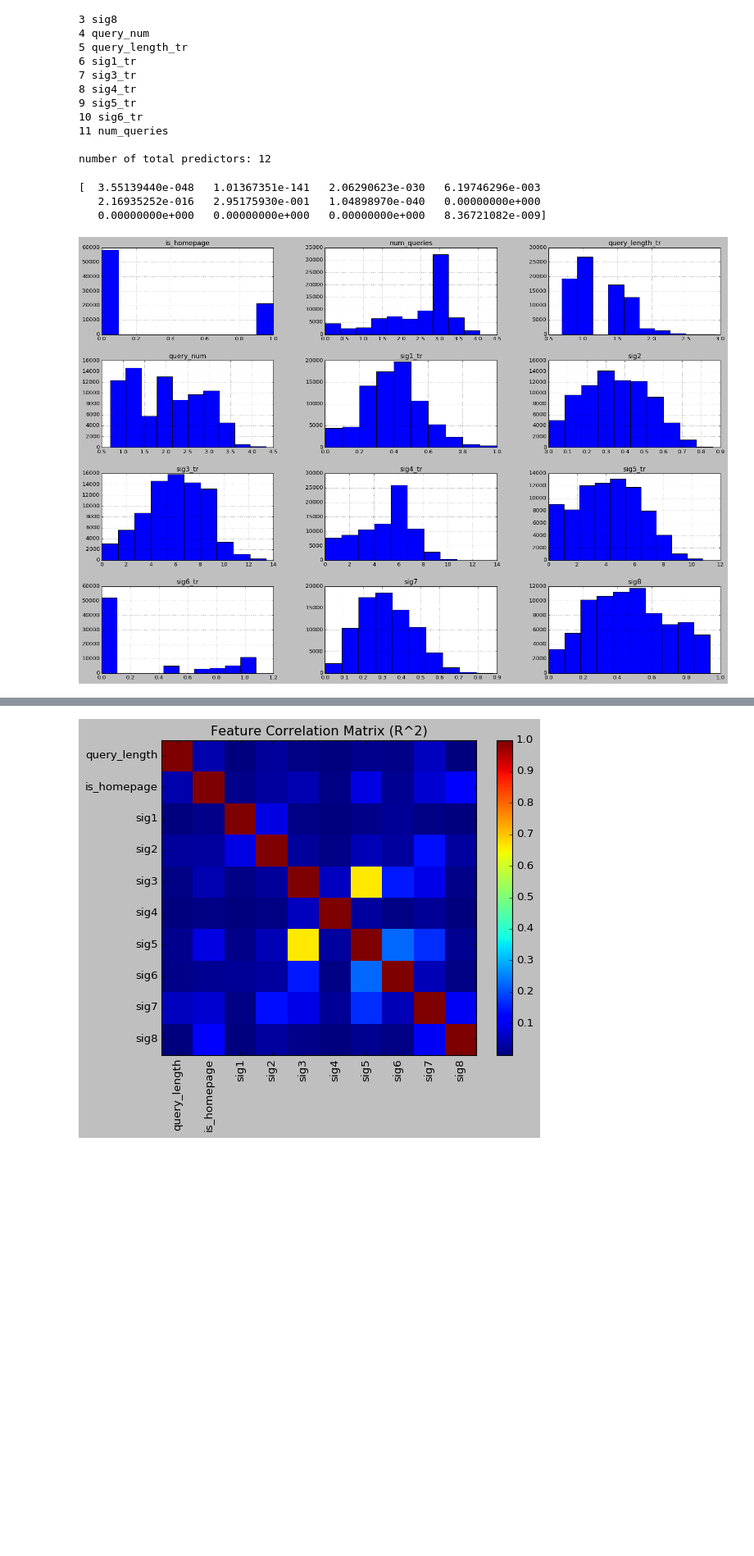
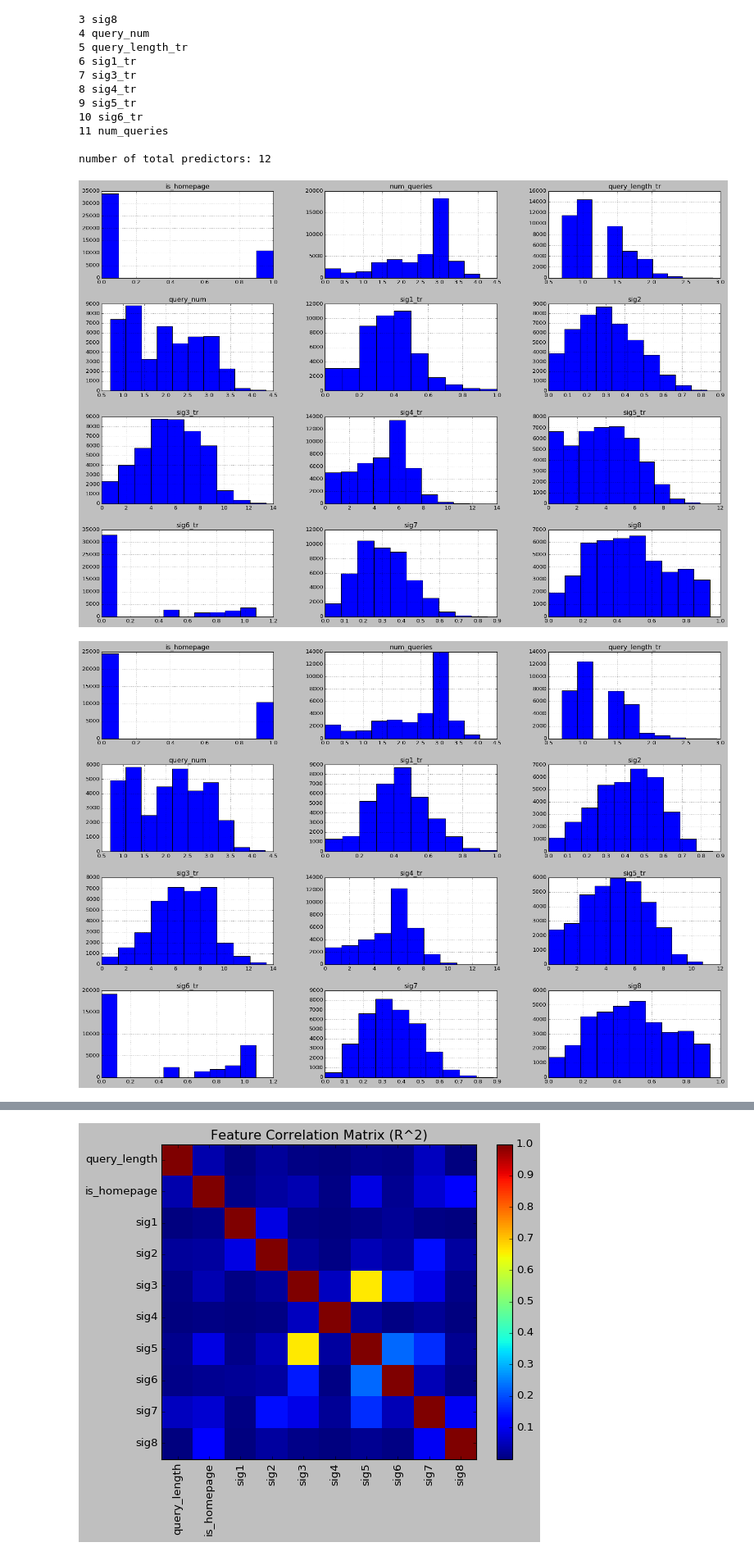
Before and after one commit to happytcj/StanfordStats202, a Jupyter notebook: Final_Project/preprocess.ipynb, the cells around one changed output, grey strips where cells are left out. Shown at 82% size. Saved outputs shown, nothing was run; the diff lists cells and outputs as text; code cells hidden in the pictures; blank space fills up the shorter version.

```diff
--- a/Final_Project/preprocess.ipynb
+++ b/Final_Project/preprocess.ipynb
@@ -45,0 +44,3 @@ The autoreload extension is already loaded. To reload it, use:
+# %%
+print(plt.style.available)
+plt.style.use('classic')
@@ -154,12 +140,6 @@ predictors_idx = [3,5,10,11,13,14,15,16,17,18,19,20]
 df_train_predictors = df_train.iloc[:, predictors_idx]
 train_predictors = df_train.iloc[:, predictors_idx].as_matrix()
 train_response = df_train['relevance'].as_matrix()
-# %%
-#include mixed transformed and original features
-predictors_idx = [2,3,4,5,6,7,8,9,10,11,13,14,15,16,17,18,19,20]
-df_train_predictors = df_train.iloc[:, predictors_idx]
-train_predictors = df_train.iloc[:, predictors_idx].as_matrix()
-train_response = df_train['relevance'].as_matrix()
 # %%
 for i, v in enumerate(df_train_predictors.columns):
     print i, v
@@ -190,14 +162,7 @@ number of total predictors: 12
-# %%
-scores, pvalues = chi2(train_predictors, train_response)
-print pvalues
-# %% [output]
-[  3.55139440e-048   1.01367351e-141   2.06290623e-030   6.19746296e-003
-   2.16935252e-016   2.95175930e-001   1.04898970e-040   0.00000000e+000
-   0.00000000e+000   0.00000000e+000   0.00000000e+000   8.36721082e-009]
 # %%
 plt.rcParams['figure.figsize'] = (24, 16)
-# df_train_predictors=df_train_predictors.append([1000]*2000)
-df_train_predictors.hist()
+df_train_predictors.groupby(train_response).hist()
 plt.rcParams['figure.figsize'] = (8, 4)
 # %% [output]
-[figure, old version]
+[figure, new version]
+[figure, added]
```
Also changed, not shown: parts of 15 cells of this notebook, 1 other file.
